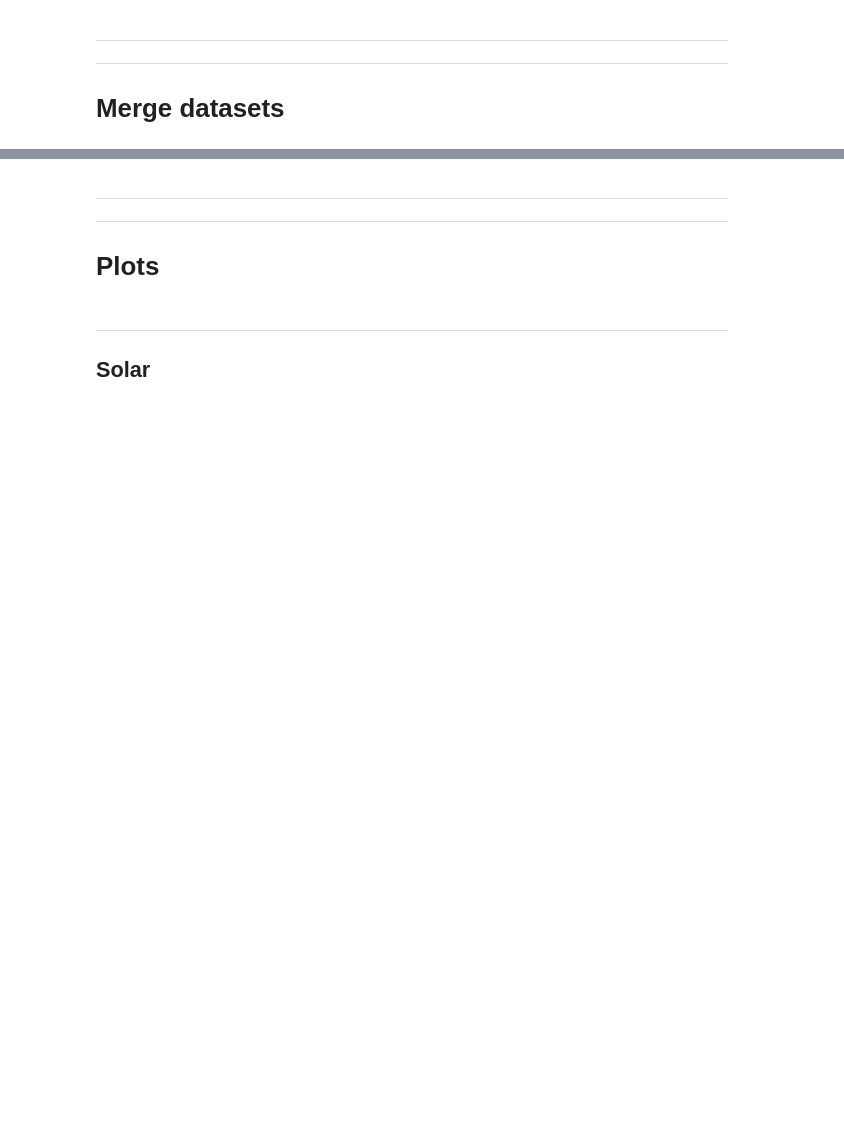
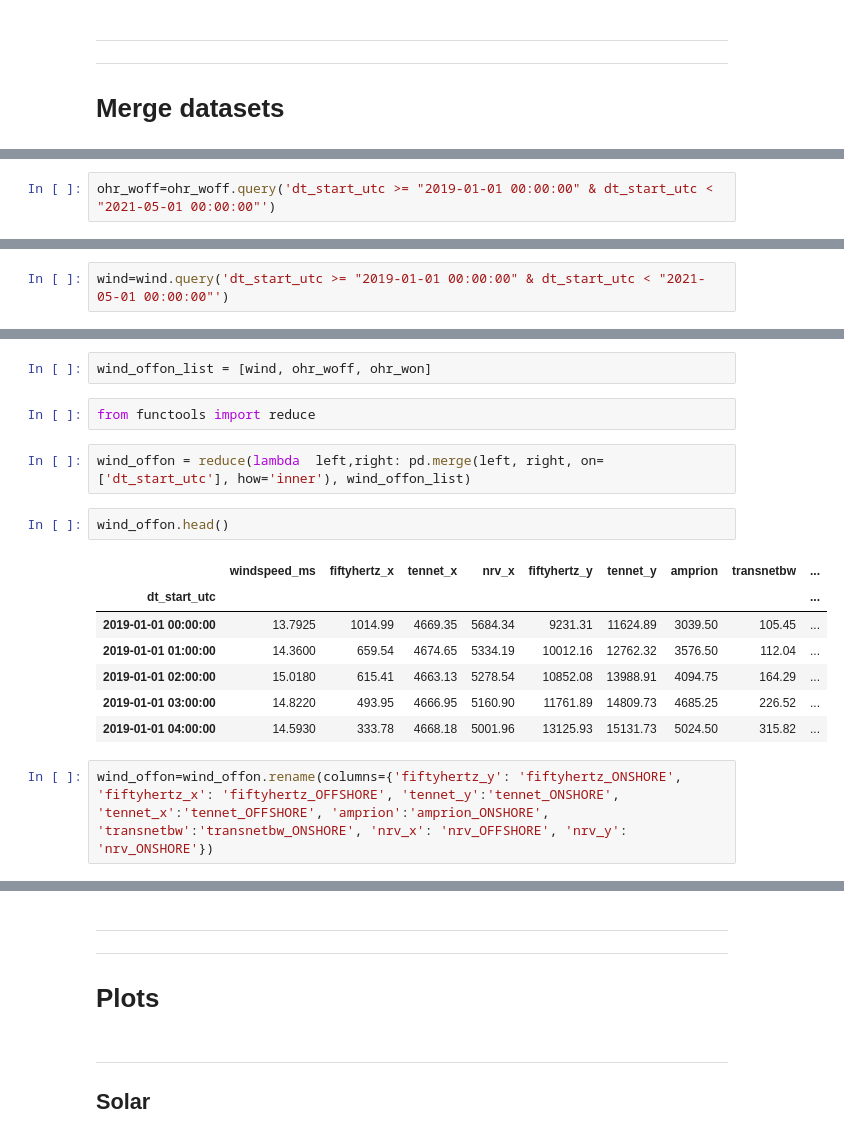
Before and after one commit to Windbenders/capstone_energy, a Jupyter notebook: notebooks/notebook_Katrin.ipynb, the cells around one changed output, grey strips where cells are left out. Cells and saved outputs as stored; diff of their text form; blank space fills up the shorter version.

```diff
--- a/notebooks/notebook_Katrin.ipynb
+++ b/notebooks/notebook_Katrin.ipynb
@@ -1030,0 +832,2 @@ wind_price.head()
+# %%
+ohr_woff=ohr_woff.query('dt_start_utc >= "2019-01-01 00:00:00" & dt_start_utc < "2021-05-01 00:00:00"')
@@ -1030,0 +846,2 @@ wind_price.head()
+# %%
+wind=wind.query('dt_start_utc >= "2019-01-01 00:00:00" & dt_start_utc < "2021-05-01 00:00:00"')
@@ -1030,0 +858,18 @@ wind_price.head()
+# %%
+wind_offon_list = [wind, ohr_woff, ohr_won]
+# %%
+from functools import reduce
+# %%
+wind_offon = reduce(lambda  left,right: pd.merge(left, right, on=['dt_start_utc'], how='inner'), wind_offon_list)
+# %%
+wind_offon.head()
+# %% [output]
+|  | windspeed_ms | fiftyhertz_x | tennet_x | nrv_x | fiftyhertz_y | tennet_y | amprion | transnetbw | ... |
+| dt_start_utc |  |  |  |  |  |  |  |  | ... |
+| 2019-01-01 00:00:00 | 13.7925 | 1014.99 | 4669.35 | 5684.34 | 9231.31 | 11624.89 | 3039.50 | 105.45 | ... |
+| 2019-01-01 01:00:00 | 14.3600 | 659.54 | 4674.65 | 5334.19 | 10012.16 | 12762.32 | 3576.50 | 112.04 | ... |
+| 2019-01-01 02:00:00 | 15.0180 | 615.41 | 4663.13 | 5278.54 | 10852.08 | 13988.91 | 4094.75 | 164.29 | ... |
+| 2019-01-01 03:00:00 | 14.8220 | 493.95 | 4666.95 | 5160.90 | 11761.89 | 14809.73 | 4685.25 | 226.52 | ... |
+| 2019-01-01 04:00:00 | 14.5930 | 333.78 | 4668.18 | 5001.96 | 13125.93 | 15131.73 | 5024.50 | 315.82 | ... |
+# %%
+wind_offon=wind_offon.rename(columns={'fiftyhertz_y': 'fiftyhertz_ONSHORE', 'fiftyhertz_x': 'fiftyhertz_OFFSHORE', 'tennet_y':'tennet_ONSHORE', 'tennet_x':'tennet_OFFSHORE', 'amprion':'amprion_ONSHORE', 'transnetbw':'transnetbw_ONSHORE', 'nrv_x': 'nrv_OFFSHORE', 'nrv_y': 'nrv_ONSHORE'})
```
Also changed, not shown: parts of 101 cells of this notebook.
